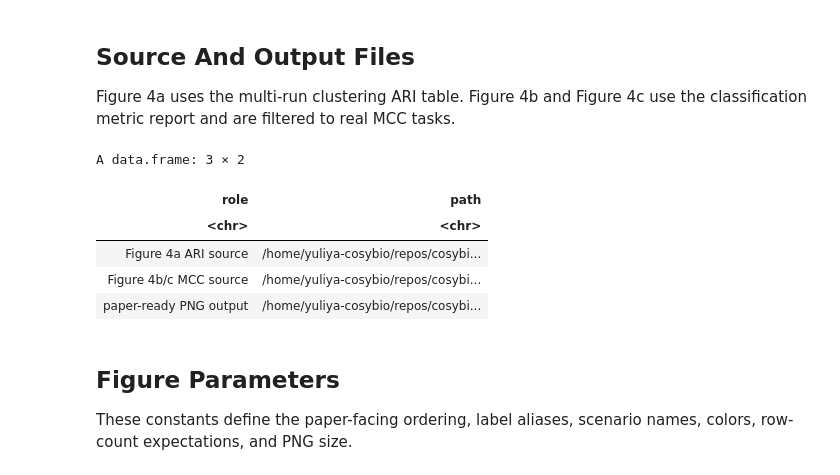
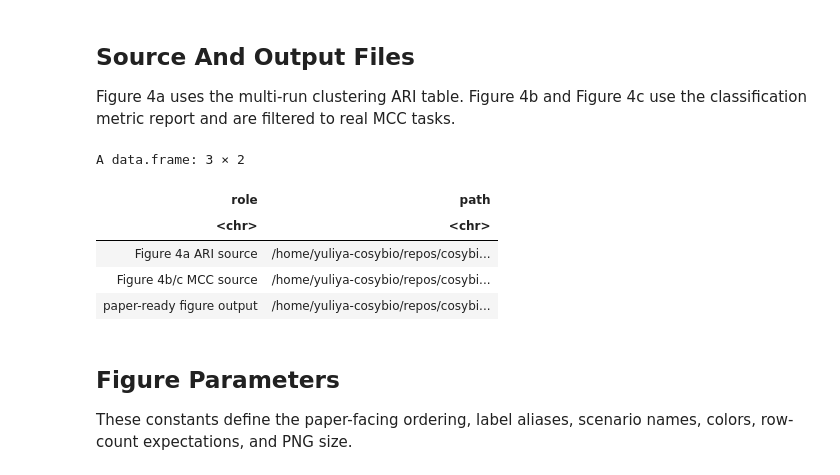
Before and after one commit to Freddsle/fedRBE, a Jupyter notebook: evaluation/aggregate_figure4.ipynb, the cells around one changed output. Saved outputs shown, nothing was run; the diff lists cells and outputs as text; code cells hidden in the pictures.

```diff
--- a/evaluation/aggregate_figure4.ipynb
+++ b/evaluation/aggregate_figure4.ipynb
@@ -27,30 +27,30 @@ Figure 4a uses the multi-run clustering ARI table. Figure 4b and Figure 4c use t
 # %%
 ari_path <- file.path(
   repo_root,
   "evaluation_clusterization_after_correction",
   "real_datasets",
   "metrics_ari_multirun.tsv"
 )
 classification_path <- file.path(
   repo_root,
   "evaluation_classification_after_correction",
   "results",
   "classification_metric_report.csv"
 )
 output_dir <- file.path(repo_root, "figures")
-output_path <- file.path(output_dir, "figure4.png")
+output_path <- file.path(output_dir, paste0("figure4.", figure4_output_format))
 
 data.frame(
-  role = c("Figure 4a ARI source", "Figure 4b/c MCC source", "paper-ready PNG output"),
+  role = c("Figure 4a ARI source", "Figure 4b/c MCC source", "paper-ready figure output"),
   path = c(ari_path, classification_path, output_path)
 )
 # %% [output]
 A data.frame: 3 × 2
 | role | path |
 | <chr> | <chr> |
 | Figure 4a ARI source | /home/yuliya-cosybio/repos/cosybi... |
 | Figure 4b/c MCC source | /home/yuliya-cosybio/repos/cosybi... |
-| paper-ready PNG output | /home/yuliya-cosybio/repos/cosybi... |
+| paper-ready figure output | /home/yuliya-cosybio/repos/cosybi... |
 # %% [markdown]
 ## Figure Parameters
 
```
Also changed, not shown: parts of 4 cells of this notebook, 7 other files.
